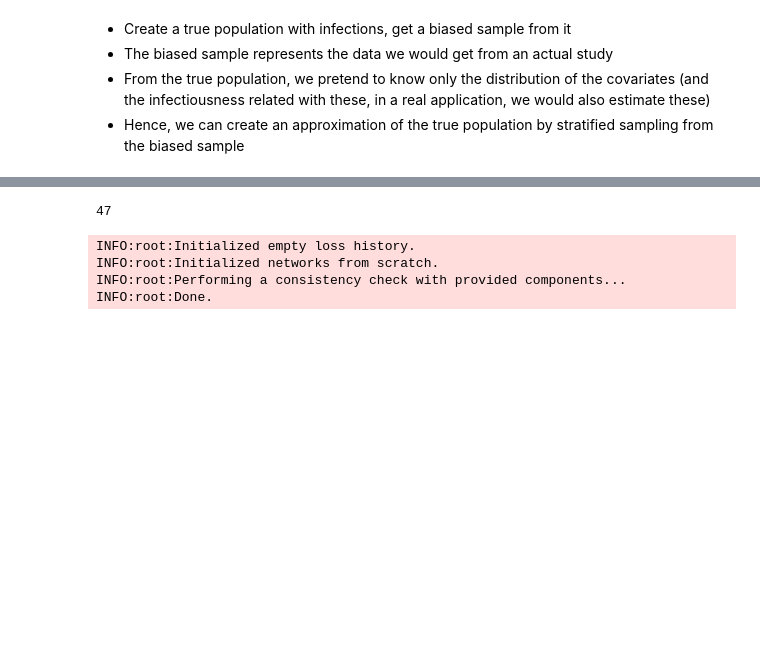
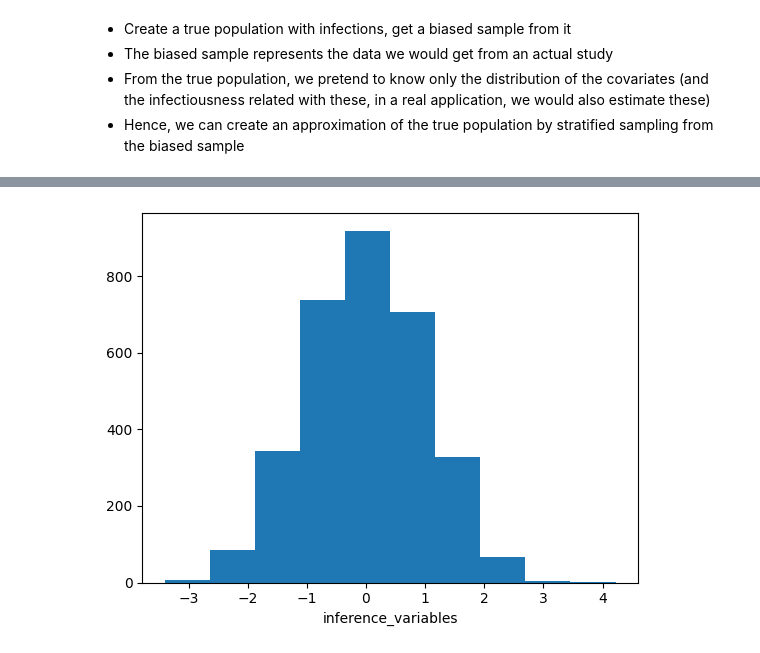
Before and after one commit to arrjon/AmortizedSelectionBias, a Jupyter notebook: Prevalence.ipynb, the cells around one changed output, grey strips where cells are left out. Drawn from its saved outputs; the diff is of its cells as text; code cells hidden in the pictures; blank space fills up the shorter version.

```diff
--- a/Prevalence.ipynb
+++ b/Prevalence.ipynb
@@ -386 +773,17 @@ def generative_model(batch_size, pop_size=200, bootstrap=False):
+# %%
+def list_of_dicts_to_dict_of_lists(list_of_dicts):
+    # Check if the list is empty
+    if not list_of_dicts:
+        return {}
+
+    # Initialize the dictionary of arrays
+    dict_of_arrays = {key: [] for key in list_of_dicts[0]}
+
+    # Populate the dictionary of arrays
+    for dictionary in list_of_dicts:
+        for key, value in dictionary.items():
+            dict_of_arrays[key].append(value)
+    for k in dict_of_arrays:
+        dict_of_arrays[k] = np.array(dict_of_arrays[k])
+    return dict_of_arrays
 # %%
@@ -431,4 +838,0 @@ def configurator_inverse(forward_dict) -> dict:
-# %%
-valid_data['bias_sample'].sum()
-# %% [output]
-47
@@ -451,12 +839,23 @@ amortizer = AmortizedPosterior(
+# %%
+adapter = (
+    bf.adapters.Adapter()
+    .to_array()
+    .convert_dtype(from_dtype="float64", to_dtype="float32")
+    .constrain("prevalence", lower=0, upper=1, inclusive='both')
+    .rename("prevalence", to_key="inference_variables")
+    .rename('sim_data', to_key="summary_variables")
+    .standardize('inference_variables')
+)
+# %%
+plt.hist(adapter.forward(training_data)["inference_variables"])
+plt.xlabel('inference_variables')
+plt.show()
+# %% [output]
+[figure, added]
 # %%
-trainer = Trainer(
-    amortizer=amortizer,
-    configurator=configurator,
-    generative_model=generative_model,
-    checkpoint_path='amortizer_prevalence',
+workflow = bf.BasicWorkflow(
+    simulator=generative_model,
+    adapter=adapter,
+    summary_network=bf.networks.SetTransformer(summary_dim=10),
+    inference_network=bf.networks.CouplingFlow()
 )
-# %% [output]
-INFO:root:Initialized empty loss history.
-INFO:root:Initialized networks from scratch.
-INFO:root:Performing a consistency check with provided components...
-INFO:root:Done.
```
Also changed, not shown: parts of 33 cells of this notebook, 57 other files.
